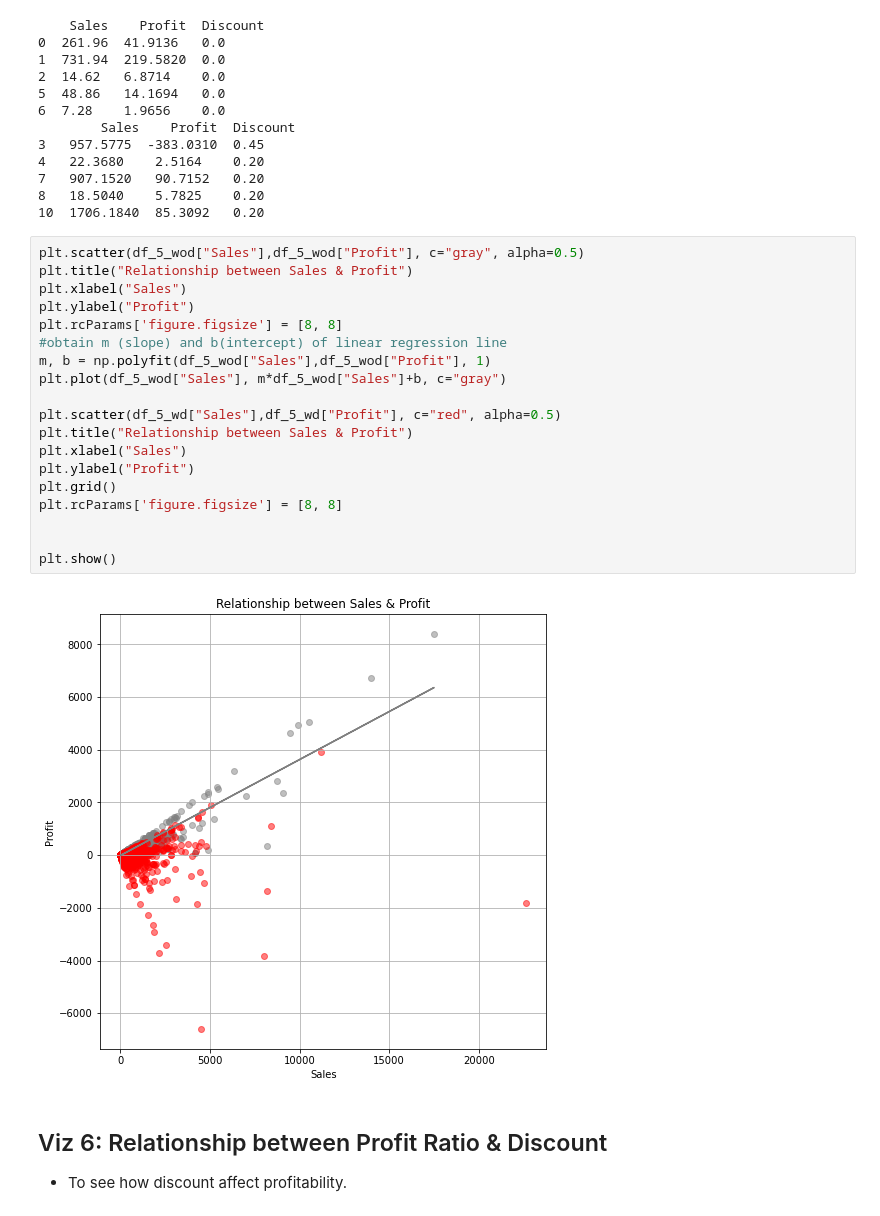
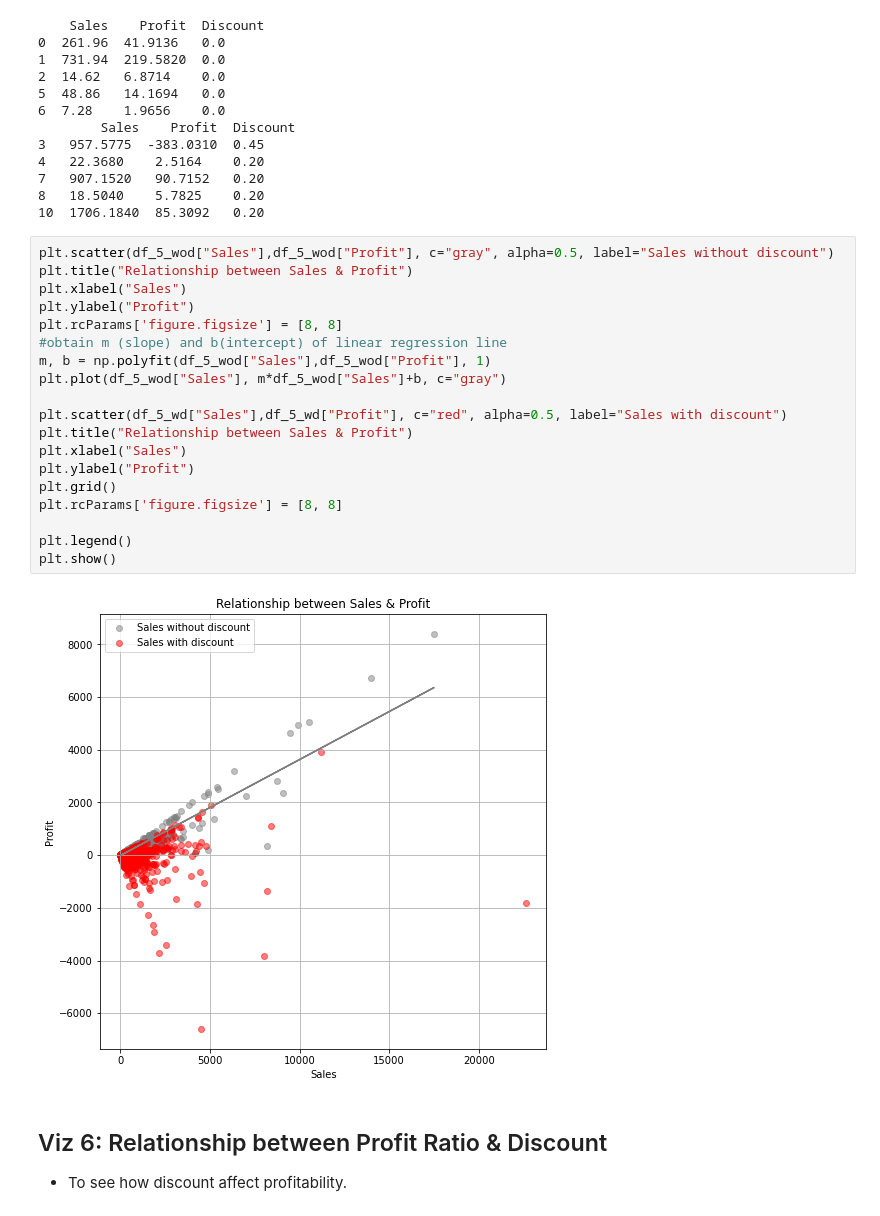
Before and after one commit to WebberYeh/superstore-data-analysis, a Jupyter notebook: Superstore_DA_with_SQL_and_Python.ipynb, the cells around one changed output. Drawn from its saved outputs; the diff is of its cells as text.

```diff
--- a/Superstore_DA_with_SQL_and_Python.ipynb
+++ b/Superstore_DA_with_SQL_and_Python.ipynb
@@ -446,26 +446,26 @@ print(df_5_wd.head())
 8   18.5040    5.7825    0.20
 10  1706.1840  85.3092   0.20
 # %%
-plt.scatter(df_5_wod["Sales"],df_5_wod["Profit"], c="gray", alpha=0.5)
+plt.scatter(df_5_wod["Sales"],df_5_wod["Profit"], c="gray", alpha=0.5, label="Sales without discount")
 plt.title("Relationship between Sales & Profit")
 plt.xlabel("Sales")
 plt.ylabel("Profit")
 plt.rcParams['figure.figsize'] = [8, 8]
 #obtain m (slope) and b(intercept) of linear regression line
 m, b = np.polyfit(df_5_wod["Sales"],df_5_wod["Profit"], 1)
 plt.plot(df_5_wod["Sales"], m*df_5_wod["Sales"]+b, c="gray")
 
-plt.scatter(df_5_wd["Sales"],df_5_wd["Profit"], c="red", alpha=0.5)
+plt.scatter(df_5_wd["Sales"],df_5_wd["Profit"], c="red", alpha=0.5, label="Sales with discount")
 plt.title("Relationship between Sales & Profit")
 plt.xlabel("Sales")
 plt.ylabel("Profit")
 plt.grid()
 plt.rcParams['figure.figsize'] = [8, 8]
 
-
+plt.legend()
 plt.show()
 # %% [output]
-[figure, old version]
+[figure, new version]
 # %% [markdown]
 ## Viz 6: Relationship between Profit Ratio & Discount
 
```
